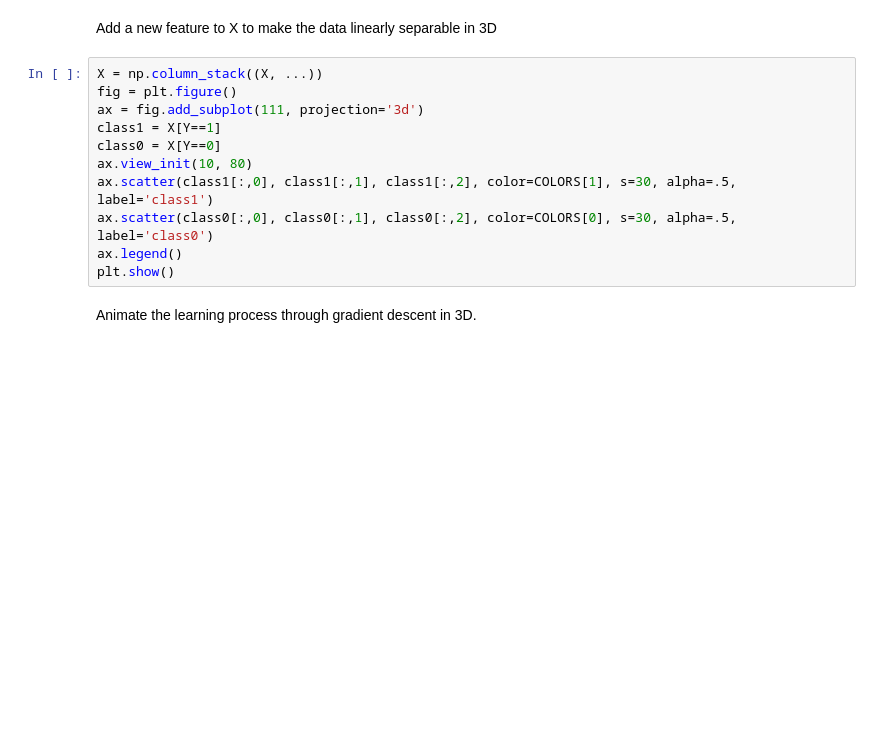
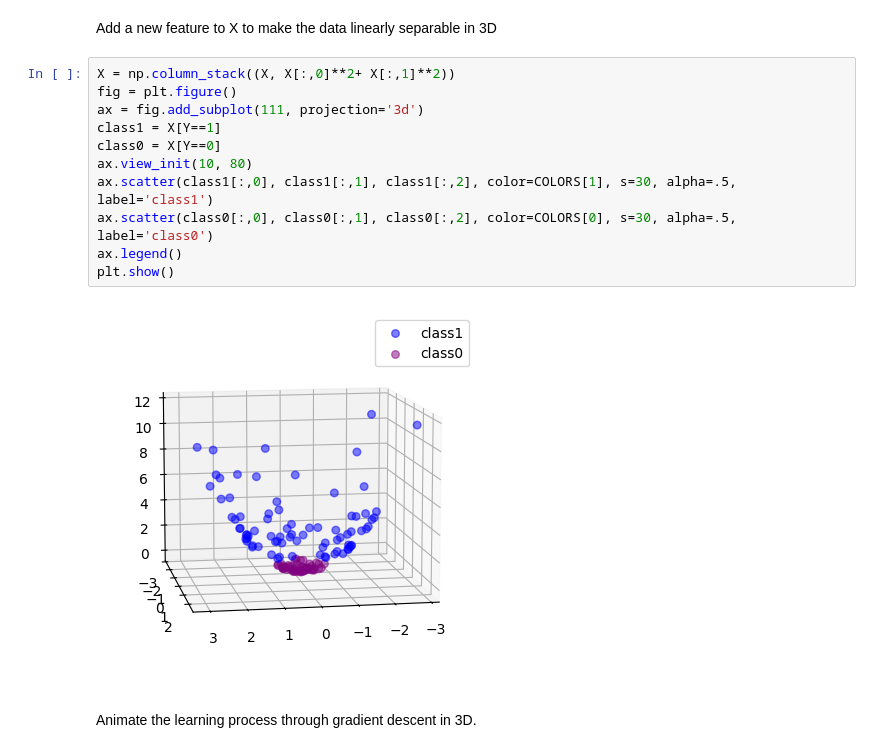
Before and after one commit to gallettilance/CS506-Fall2024, a Jupyter notebook: lecture_18/worksheet_18.ipynb, the cells around one changed output. Cells and saved outputs as stored; diff of their text form; blank space fills up the shorter version.

```diff
--- a/lecture_18/worksheet_18.ipynb
+++ b/lecture_18/worksheet_18.ipynb
@@ -384,16 +458,18 @@ plt.show()
 # %% [markdown]
 Add a new feature to X to make the data linearly separable in 3D
 # %%
-X = np.column_stack((X, ...))
+X = np.column_stack((X, X[:,0]**2+ X[:,1]**2))
 fig = plt.figure()
 ax = fig.add_subplot(111, projection='3d')
 class1 = X[Y==1]
 class0 = X[Y==0]
 ax.view_init(10, 80)
 ax.scatter(class1[:,0], class1[:,1], class1[:,2], color=COLORS[1], s=30, alpha=.5, label='class1')
 ax.scatter(class0[:,0], class0[:,1], class0[:,2], color=COLORS[0], s=30, alpha=.5, label='class0')
 ax.legend()
 plt.show()
+# %% [output]
+[figure, added]
 # %% [markdown]
 Animate the learning process through gradient descent in 3D.
 # %%
```
Also changed, not shown: parts of 10 cells of this notebook, 5 other files.
